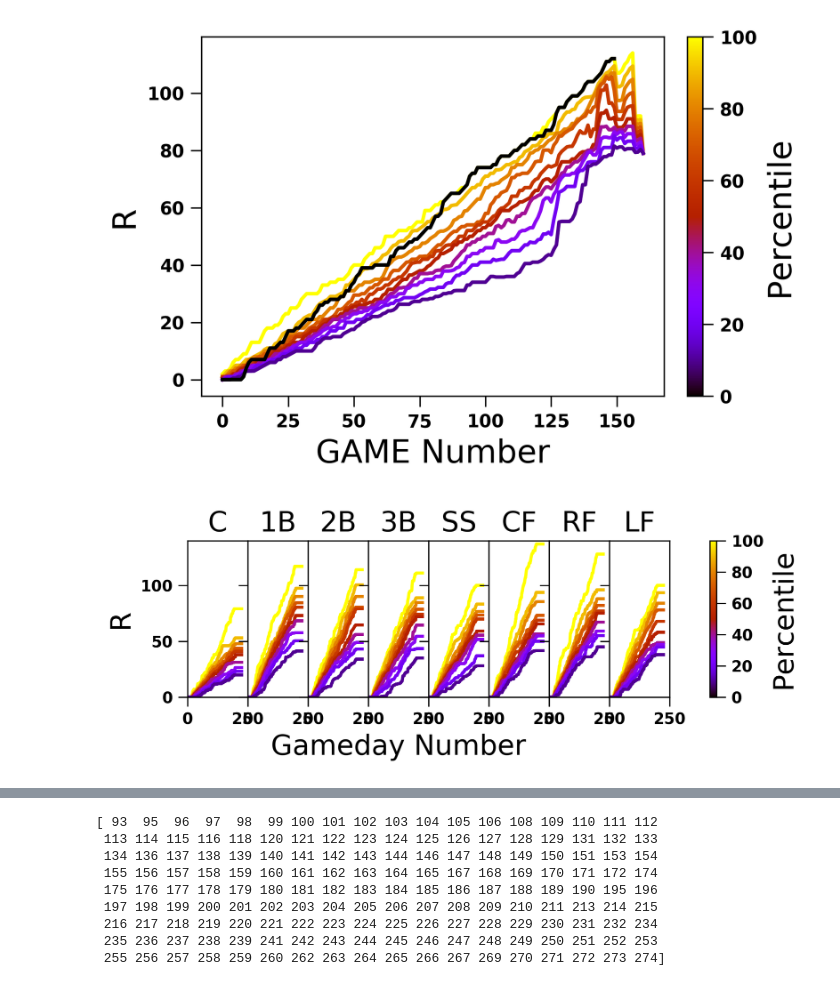
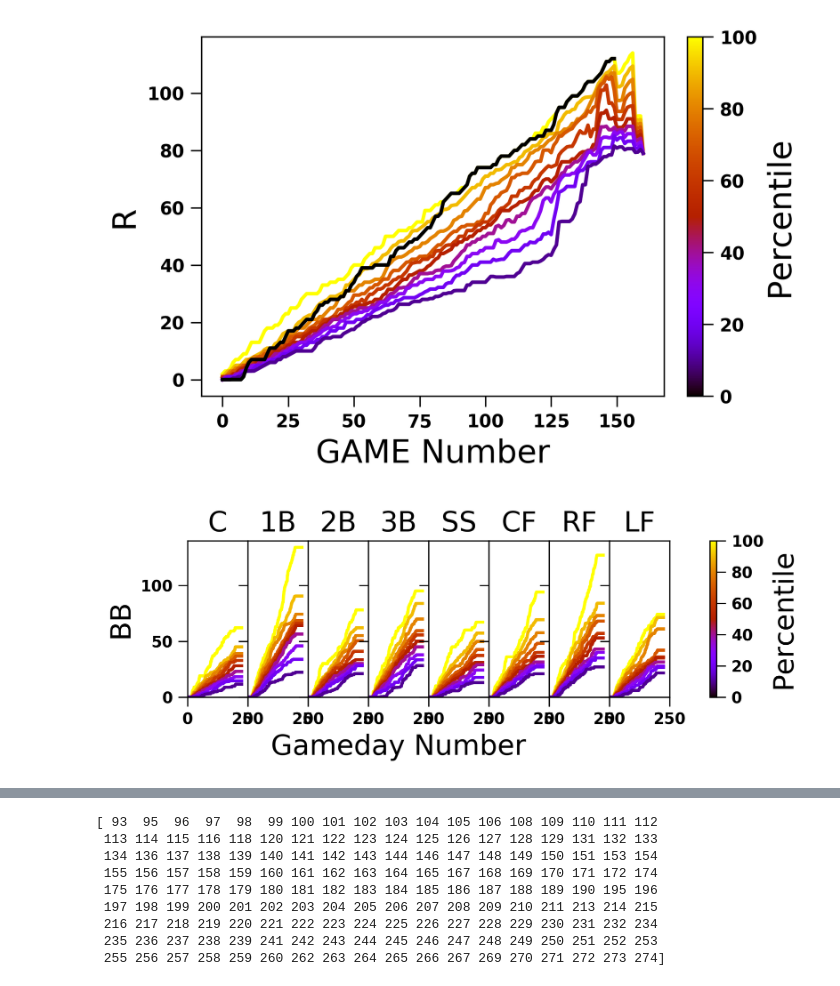
Before and after one commit to fantasy-toolz/SLOAN2018, a Jupyter notebook: GC-Applications1.ipynb, the cells around one changed output, grey strips where cells are left out. Drawn from its saved outputs; the diff is of its cells as text; code cells hidden in the pictures.

```diff
--- a/GC-Applications1.ipynb
+++ b/GC-Applications1.ipynb
@@ -80,7 +80,7 @@ for key1 in DDStats.keys():
 
     for key2 in DDStats[key1].keys():
 
-        if key1 in ['OPP','POS']:
+        if key1 in ['OPP','POS','TEAM']:
             GStats[key1][key2] = np.zeros(max_day-zero_day,dtype='S5')
 
         else:
@@ -224,7 +227,7 @@ for indx1,des_pos in enumerate(np.array(['C','1B','2B','3B','SS','CF','RF','LF']
 
 
 
-    stat = 'R'
+    stat = 'BB'
     #print(len(np.array(DDStats[stat].keys())) )
 
     #for indx,player in enumerate(DDStats[stat].keys()):
@@ -235,34 +238,34 @@ for indx1,des_pos in enumerate(np.array(['C','1B','2B','3B','SS','CF','RF','LF']
 
 
 
 
 
     for perc in range(100,0,-10):
         ax.plot(np.percentile(PAlist,perc,axis=0),color=cm.gnuplot(float(perc/100.),1.))
 
 
     #ax.plot(np.cumsum(DDStats[stat]['Jose Altuve']),color='black')
 
 
     if indx1==0:
         ax.set_ylabel(stat,size=18)
     else:
         ax.set_yticklabels(())
 
     if indx1==3: ax.set_xlabel('Gameday Number',size=18)
     ax.set_title(des_pos,size=18)
 
     ax.axis([0.0,250.,0.,140.])
 
 
 ax2 = fig.add_axes([0.90,0.22,0.01,0.7])
 
 
 cmap = mpl.cm.gnuplot; norm = mpl.colors.Normalize(vmin=0, vmax=100)
 cb1 = mpl.colorbar.ColorbarBase(ax2, cmap=cmap,norm=norm)
 cb1.set_label('Percentile',size=18)
 # %% [output]
-[figure, old version]
+[figure, new version]
 # %%
 
 fig = plt.figure(figsize=(6,2))
```
Also changed, not shown: parts of 15 cells of this notebook, 1 other file.
